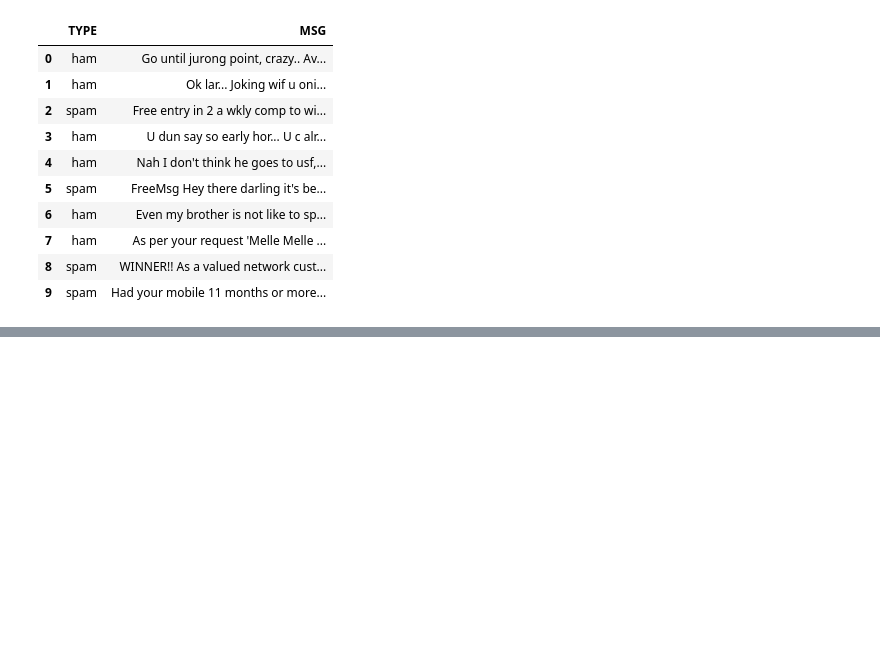
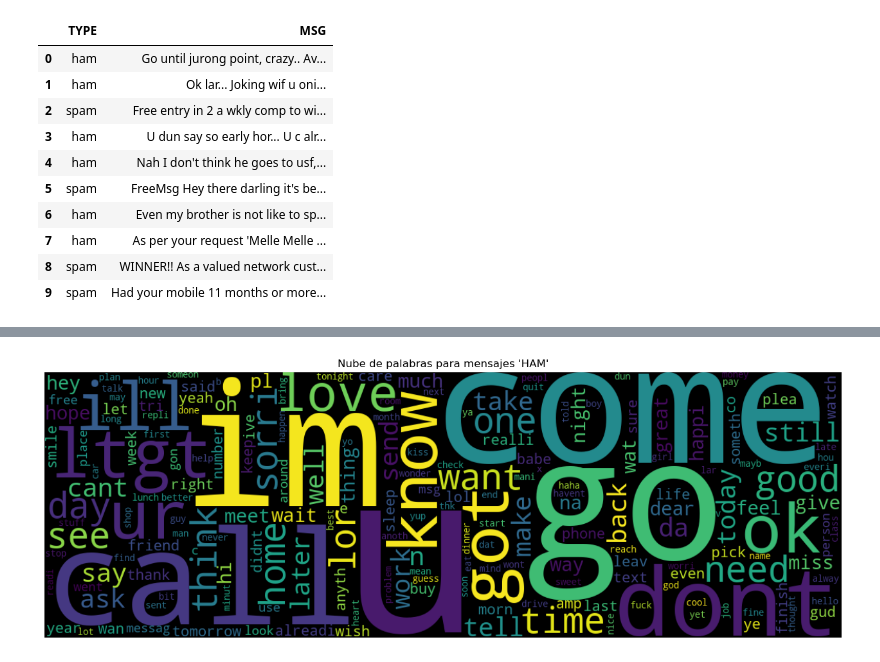
Before and after one commit to kodiakkDev/SMSSPAM, a Jupyter notebook: notebook.ipynb, the cells around one changed output, grey strips where cells are left out. Cells and saved outputs as stored; diff of their text form; code cells hidden in the pictures; blank space fills up the shorter version.

```diff
--- a/notebook.ipynb
+++ b/notebook.ipynb
@@ -87,0 +262,16 @@ fig.show()
+# %%
+# https://www.datacamp.com/es/tutorial/stemming-lemmatization-python
+
+# Descargar el modelo de tokenizacion "punkt".
+# nltk.download("punkt")
+
+# Initialize Python porter stemmer
+ps = PorterStemmer()
+
+spam['CLEAN_MSG'] = spam['CLEAN_MSG'].apply(
+    lambda msg: ' '.join(
+        [ps.stem(word) for word in msg.split()]
+        )
+    )
+
+spam.head(5)
@@ -87,0 +309,14 @@ fig.show()
+# %%
+# Obtencion de palabras mas comunes
+common_ham_words = Counter(ham_words)
+common_spam_words = Counter(spam_words)
+
+# Creacion de Dataframes en base a las palabras con columnas 'WORD' y 'FREQUENCY'
+df_common_ham = pd.DataFrame(common_ham_words.most_common(400), columns=['WORD', 'FREQUENCY'])
+df_common_spam = pd.DataFrame(common_spam_words.most_common(400), columns=['WORD', 'FREQUENCY'])
+
+print("|----- Top Words in Ham----- |\n")
+print(df_common_ham.sort_values(by='FREQUENCY', ascending=False).head(10))
+print("\n")
+print("|----- Top Words in Spam----- |\n")
+print(df_common_spam.sort_values(by='FREQUENCY', ascending=False).head(10))
@@ -87,0 +379,16 @@ fig.show()
+# %%
+# Hacemos una nube de palabras mas comunes
+wordcloud = WordCloud(
+    width=1200,
+    height=400,
+    background_color='black'
+    ).generate(" ".join([word for word, _ in common_ham_words.most_common(500)]))
+
+# Display the generated image:
+plt.figure(figsize=(16, 6))
+plt.imshow(wordcloud, interpolation='bilinear')
+plt.axis("off")
+plt.title("Nube de palabras para mensajes 'HAM'")
+plt.show()
+# %% [output]
+[figure, added]
```
Also changed, not shown: parts of 37 cells of this notebook.
